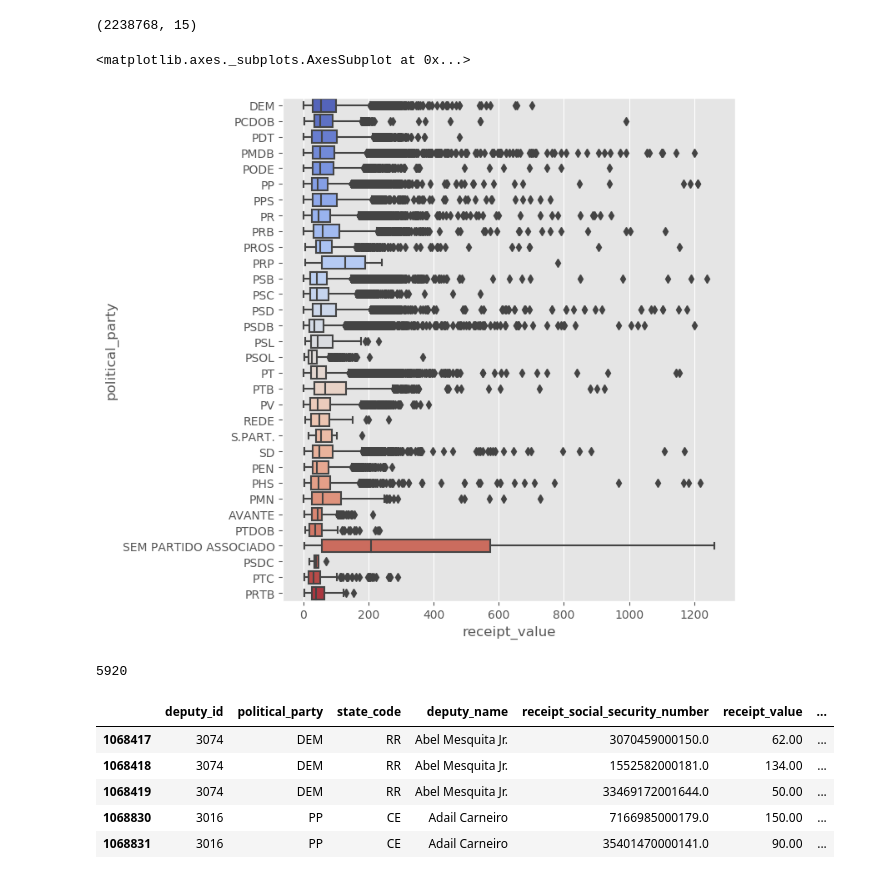
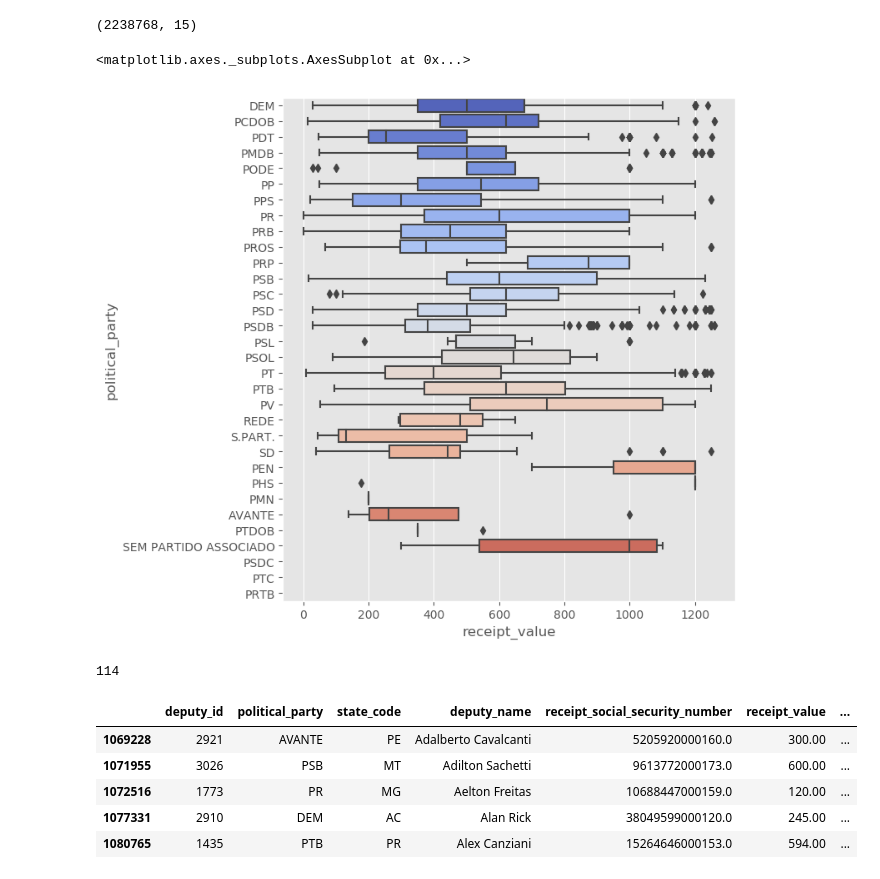
Before and after one commit to mavgarcia/data_analysis, a Jupyter notebook: deputies_reimbursements.ipynb, the cells around one changed output. Saved outputs shown, nothing was run; the diff lists cells and outputs as text; code cells hidden in the pictures.

```diff
--- a/deputies_reimbursements.ipynb
+++ b/deputies_reimbursements.ipynb
@@ -31,6 +31,7 @@ reembolsos = pd.read_csv('./deputies_reimbursements/deputies_dataset.csv', dtype
 reembolsos['receipt_year'] = pd.DatetimeIndex(reembolsos['receipt_date']).year
 reembolsos['receipt_month'] = pd.DatetimeIndex(reembolsos['receipt_date']).month
 reembolsos['receipt_day_of_month'] = pd.DatetimeIndex(reembolsos['receipt_date']).day
+reembolsos['qtd_reembolsos'] = 1
 # %%
 reembolsos.dtypes
 # %% [output]
@@ -89,6 +91,7 @@ sns.distplot(reembolsos['receipt_year'])
 # Removendo recibos sem cpf/cnpj do fornecedor
 # Também não tenho interesse em avaliar recibos com valor igual a 0.
 reembolsos = reembolsos.loc[ (~ reembolsos['receipt_social_security_number'].isnull())]
+reembolsos = reembolsos.loc[ (reembolsos['receipt_social_security_number'] != '0.0')]
 reembolsos = reembolsos.loc[ (reembolsos['receipt_value']!=0)]
 reembolsos.describe()
 # %% [output]
@@ -164,23 +214,24 @@ reembolsos_regular.shape
 # %% [output]
 (2238768, 15)
 # %%
-# reembolso_sub_analise = reembolsos_regular[reembolsos_regular['receipt_description']=='Consultancies, Researches and Technical Works.']
+reembolso_sub_analise = reembolsos_regular[reembolsos_regular['receipt_description']=='Consultancies, Researches and Technical Works.']
 # reembolso_sub_analise = reembolsos_regular[reembolsos_regular['receipt_description']=='Fuels and lubricants.']
 # reembolso_sub_analise = reembolsos_regular[reembolsos_regular['receipt_description']=='Leasing or Chartering of Boats']
 # reembolso_sub_analise = reembolsos_regular[reembolsos_regular['receipt_description']=='Dissemination of the Parliamentary Activity.']
-reembolso_sub_analise = reembolsos_regular[reembolsos_regular['receipt_description']=='Food and Meals']
+# reembolso_sub_analise = reembolsos_regular[reembolsos_regular['receipt_description']=='Food and Meals']
+# reembolso_sub_analise = reembolsos_regular
 
 fig = plt.figure(figsize=(7,8), dpi=100)
 sns.boxplot(x="receipt_value", y="political_party",data=reembolso_sub_analise, palette="coolwarm")
 # %% [output]
 <matplotlib.axes._subplots.AxesSubplot at 0x...>
-[figure, old version]
+[figure, new version]
 # %%
 reembolso_sub_analise = reembolso_sub_analise[reembolso_sub_analise['receipt_year'] == 2015]
 # %%
 len(reembolso_sub_analise['receipt_social_security_number'].unique())
 # %% [output]
-5920
+114
 # %%
 # reemb_dummie_party = pd.get_dummies(reembolso_sub_analise['political_party']).drop(['SEM PARTIDO ASSOCIADO','S.PART.'], axis=1)
 # reemb_dummie_state = pd.get_dummies(reembolso_sub_analise['state_code']).drop('Vazio', axis=1)
@@ -188,11 +239,11 @@ reemb_dummie = reembolso_sub_analise.iloc[:,[2,3,4,5,6,9,10,11,12]]
 reemb_dummie.head()
 # %% [output]
 |  | deputy_id | political_party | state_code | deputy_name | receipt_social_security_number | receipt_value | ... |
-| 1068417 | 3074 | DEM | RR | Abel Mesquita Jr. | 3070459000150.0 | 62.00 | ... |
-| 1068418 | 3074 | DEM | RR | Abel Mesquita Jr. | 1552582000181.0 | 134.00 | ... |
-| 1068419 | 3074 | DEM | RR | Abel Mesquita Jr. | 33469172001644.0 | 50.00 | ... |
-| 1068830 | 3016 | PP | CE | Adail Carneiro | 7166985000179.0 | 150.00 | ... |
-| 1068831 | 3016 | PP | CE | Adail Carneiro | 35401470000141.0 | 90.00 | ... |
+| 1069228 | 2921 | AVANTE | PE | Adalberto Cavalcanti | 5205920000160.0 | 300.00 | ... |
+| 1071955 | 3026 | PSB | MT | Adilton Sachetti | 9613772000173.0 | 600.00 | ... |
+| 1072516 | 1773 | PR | MG | Aelton Freitas | 10688447000159.0 | 120.00 | ... |
+| 1077331 | 2910 | DEM | AC | Alan Rick | 38049599000120.0 | 245.00 | ... |
+| 1080765 | 1435 | PTB | PR | Alex Canziani | 15264646000153.0 | 594.00 | ... |
 # %%
 from sklearn import preprocessing
 le = preprocessing.LabelEncoder()
```
Also changed, not shown: parts of 16 cells of this notebook.
